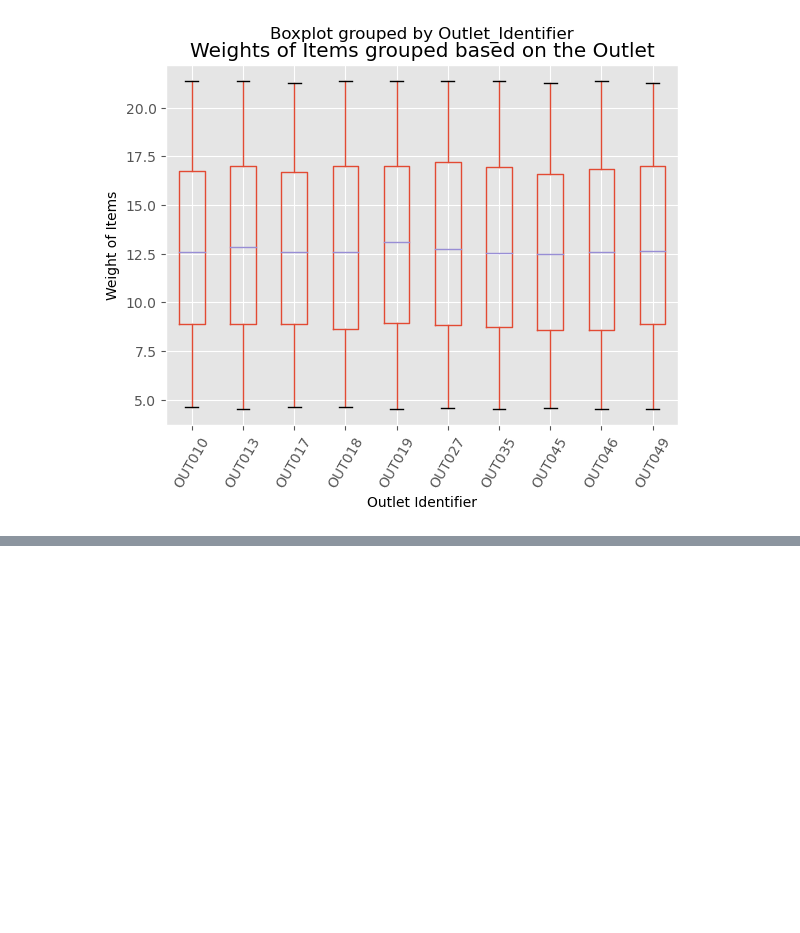
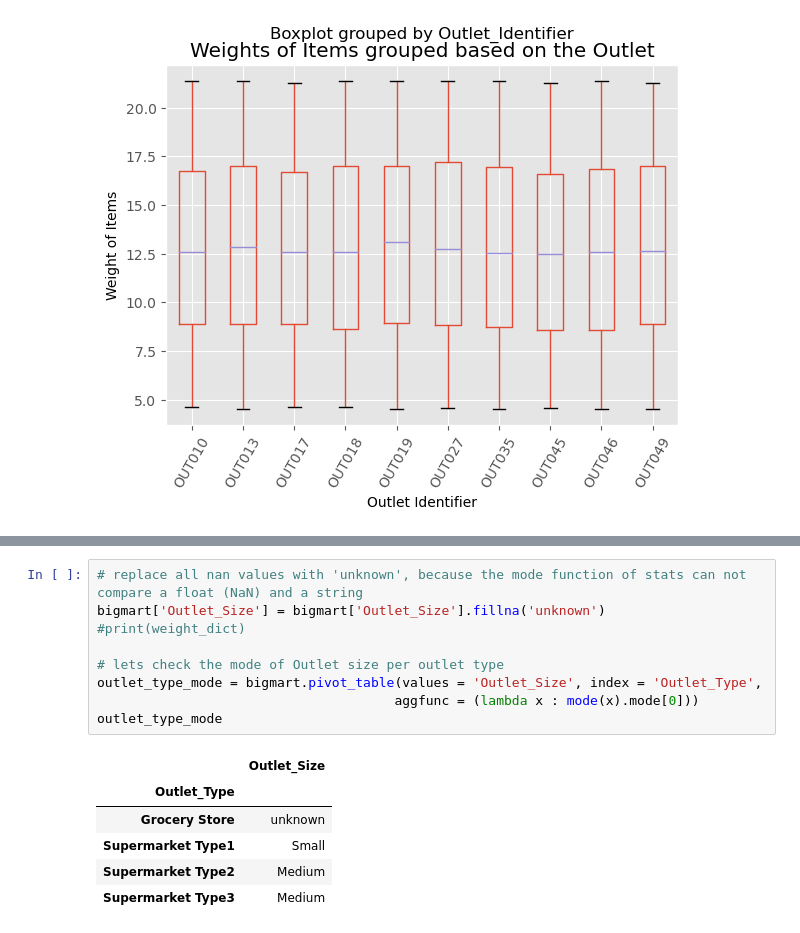
Before and after one commit to SirTee12/Big-Mart-Sales-Forecasting, a Jupyter notebook: Analysis-and-prediction-of-sales-data.ipynb, the cells around one changed output, grey strips where cells are left out. Saved outputs shown, nothing was run; the diff lists cells and outputs as text; blank space fills up the shorter version.

```diff
--- a/Analysis-and-prediction-of-sales-data.ipynb
+++ b/Analysis-and-prediction-of-sales-data.ipynb
@@ -285,0 +318,16 @@ SyntaxError: invalid syntax (3549032869.py, line 1)
+# %%
+# replace all nan values with 'unknown', because the mode function of stats can not compare a float (NaN) and a string
+bigmart['Outlet_Size'] = bigmart['Outlet_Size'].fillna('unknown')
+#print(weight_dict)
+
+# lets check the mode of Outlet size per outlet type
+outlet_type_mode = bigmart.pivot_table(values = 'Outlet_Size', index = 'Outlet_Type',
+                                      aggfunc = (lambda x : mode(x).mode[0]))
+outlet_type_mode
+# %% [output]
+|  | Outlet_Size |
+| Outlet_Type |  |
+| Grocery Store | unknown |
+| Supermarket Type1 | Small |
+| Supermarket Type2 | Medium |
+| Supermarket Type3 | Medium |
```
Also changed, not shown: parts of 10 cells of this notebook.
